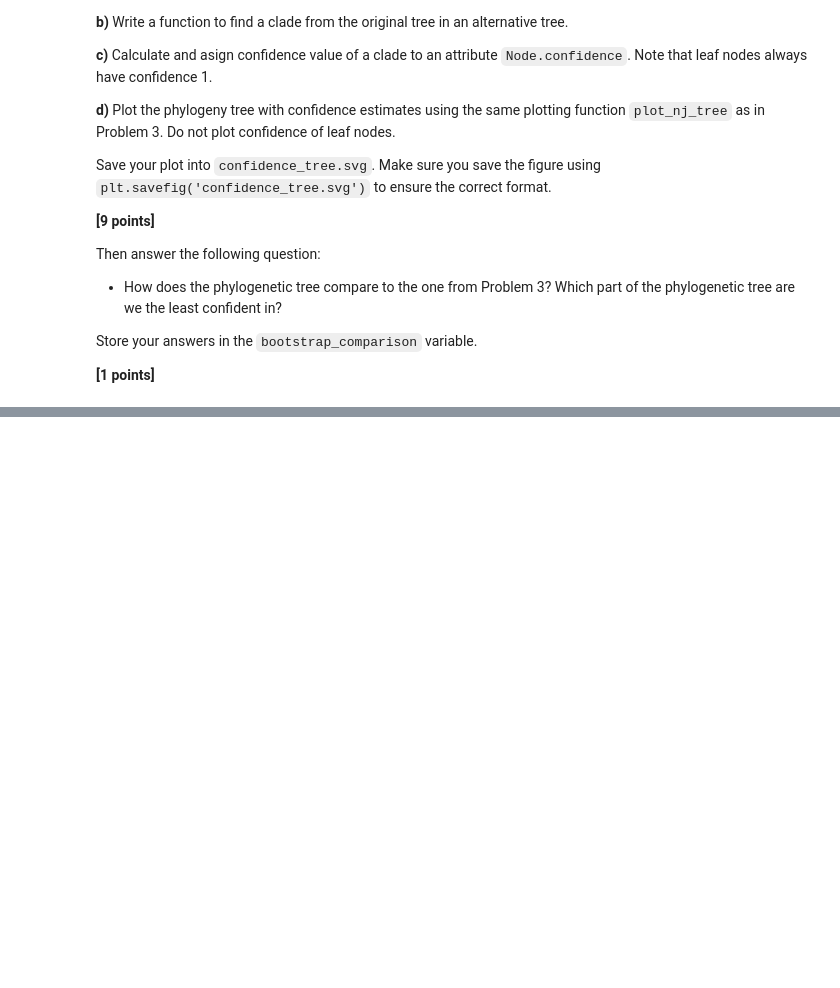
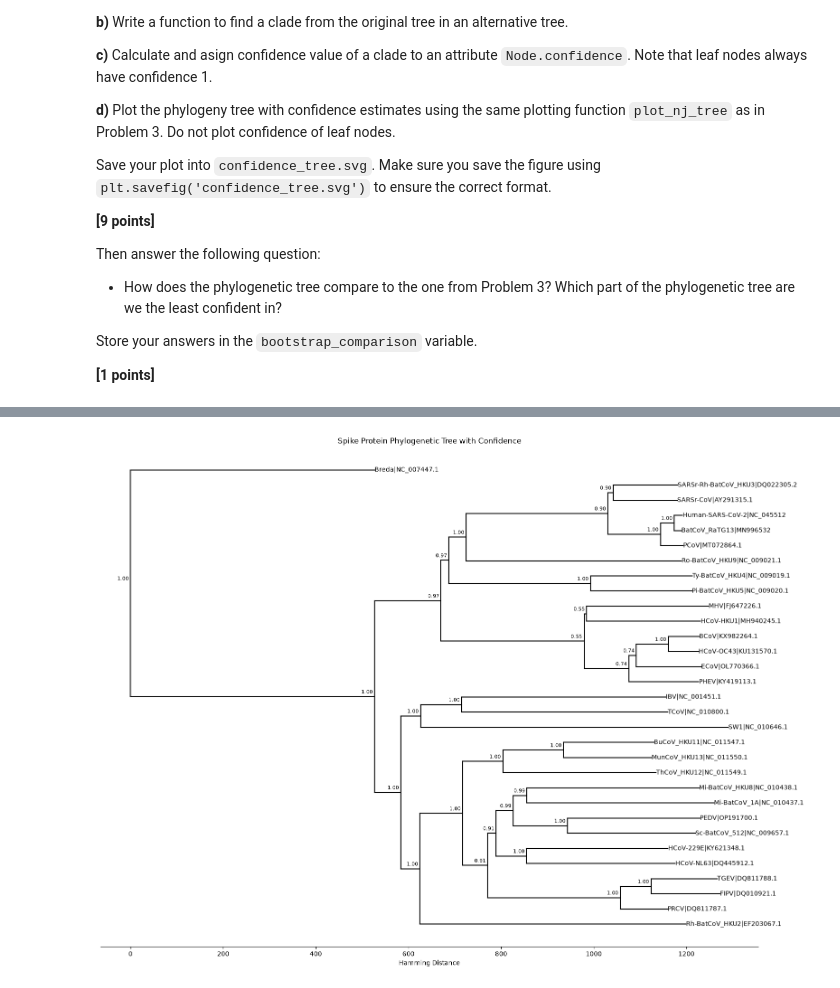
Before and after one commit to Shaelynnnn/assign_phylo, a Jupyter notebook: phylo_workbook.ipynb, the cells around one changed output, grey strips where cells are left out. Drawn from its saved outputs; the diff is of its cells as text; code cells hidden in the pictures; blank space fills up the shorter version.

```diff
--- a/phylo_workbook.ipynb
+++ b/phylo_workbook.ipynb
@@ -816,0 +1091,44 @@ How does the phylogenetic tree compare to the one from Problem 3? Which part of
+# %%
+### d
+
+import importlib
+import helper_functions
+
+import matplotlib.pyplot as plt
+
+importlib.reload(helper_functions)
+
+from helper_functions import plot_nj_tree
+
+def check_node_confidence(node):
+    assert node.confidence is not None, (f"Missing confidence: {node.name}")
+    assert 0 <= node.confidence <= 1
+
+    if node.left is None and node.right is None:
+        assert node.confidence == 1.0
+        return
+
+    check_node_confidence(node.left)
+    check_node_confidence(node.right)
+
+check_node_confidence(original_tree)
+
+# create the figure
+fig, ax = plt.subplots(figsize=(18, 12))
+plot_nj_tree(original_tree, ax=ax, label_confidence=True)
+
+ax.set_title("Spike Protein Phylogenetic Tree with Confidence")
+ax.set_xlabel("Hamming Distance")
+ax.set_yticks([])
+
+ax.spines["top"].set_visible(False)
+ax.spines["right"].set_visible(False)
+ax.spines["left"].set_visible(False)
+
+plt.tight_layout()
+
+plt.savefig("confidence_tree.svg", bbox_inches="tight")
+
+plt.show()
+# %% [output]
+[figure, added]
```
Also changed, not shown: parts of 16 cells of this notebook, 4 other files.
